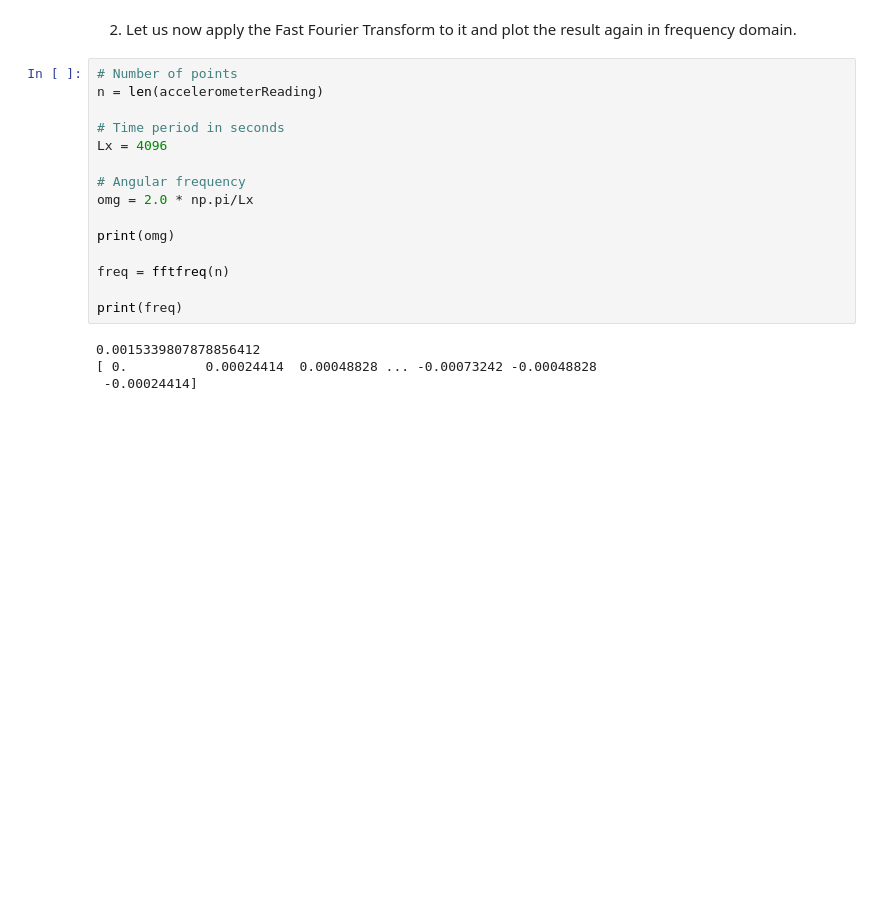
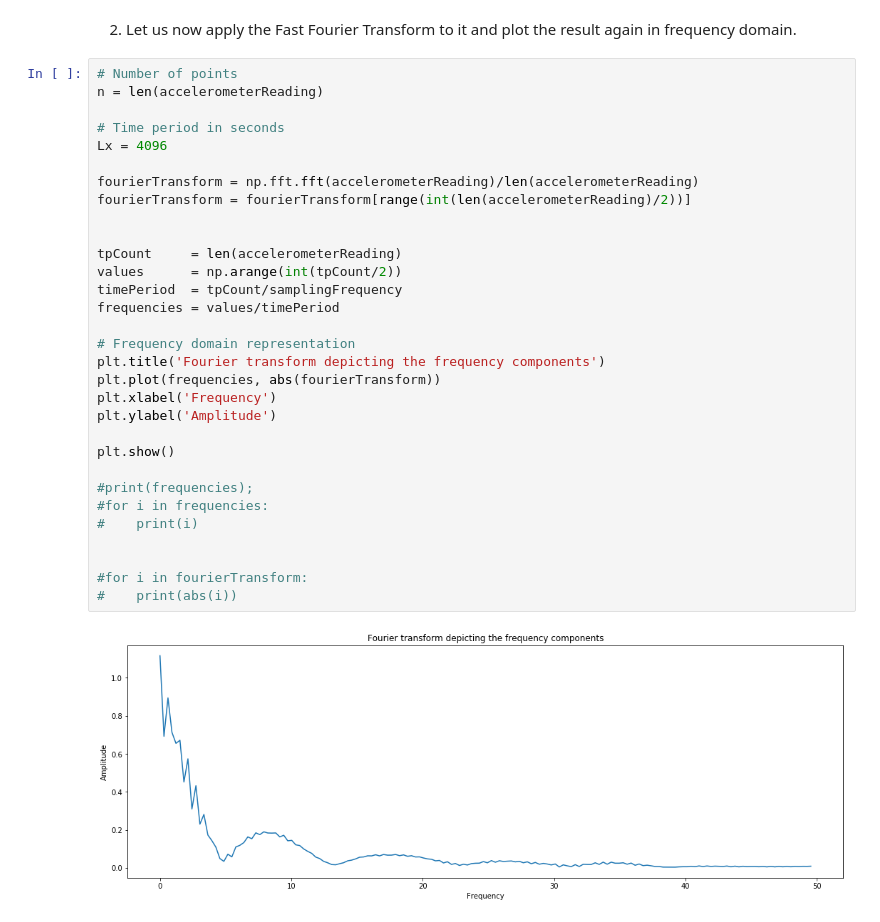
Before and after one commit to piyushtiwari/dsp-poc, a Jupyter notebook: demo.ipynb, the cells around one changed output. Saved outputs shown, nothing was run; the diff lists cells and outputs as text; blank space fills up the shorter version.

```diff
--- a/demo.ipynb
+++ b/demo.ipynb
@@ -36,21 +42,35 @@ plt.show()
 # %% [markdown]
 2. Let us now apply the Fast Fourier Transform to it and plot the result again in frequency domain.
-# %%
-# Number of points
-n = len(accelerometerReading)
-
-# Time period in seconds
-Lx = 4096
-
-# Angular frequency
-omg = 2.0 * np.pi/Lx
-
-print(omg)
-
-freq = fftfreq(n)
-
-print(freq)
-# %% [output]
-0.0015339807878856412
-[ 0.          0.00024414  0.00048828 ... -0.00073242 -0.00048828
- -0.00024414]
+# %%
+# Number of points
+n = len(accelerometerReading)
+
+# Time period in seconds
+Lx = 4096
+
+fourierTransform = np.fft.fft(accelerometerReading)/len(accelerometerReading)
+fourierTransform = fourierTransform[range(int(len(accelerometerReading)/2))]
+
+
+tpCount     = len(accelerometerReading)
+values      = np.arange(int(tpCount/2))
+timePeriod  = tpCount/samplingFrequency
+frequencies = values/timePeriod
+
+# Frequency domain representation
+plt.title('Fourier transform depicting the frequency components')
+plt.plot(frequencies, abs(fourierTransform))
+plt.xlabel('Frequency')
+plt.ylabel('Amplitude')
+
+plt.show()
+
+#print(frequencies);
+#for i in frequencies:
+#    print(i)
+
+
+#for i in fourierTransform:
+#    print(abs(i))
+# %% [output]
+[figure, added]
```
Also changed, not shown: parts of 1 cell of this notebook, 1 other file.
